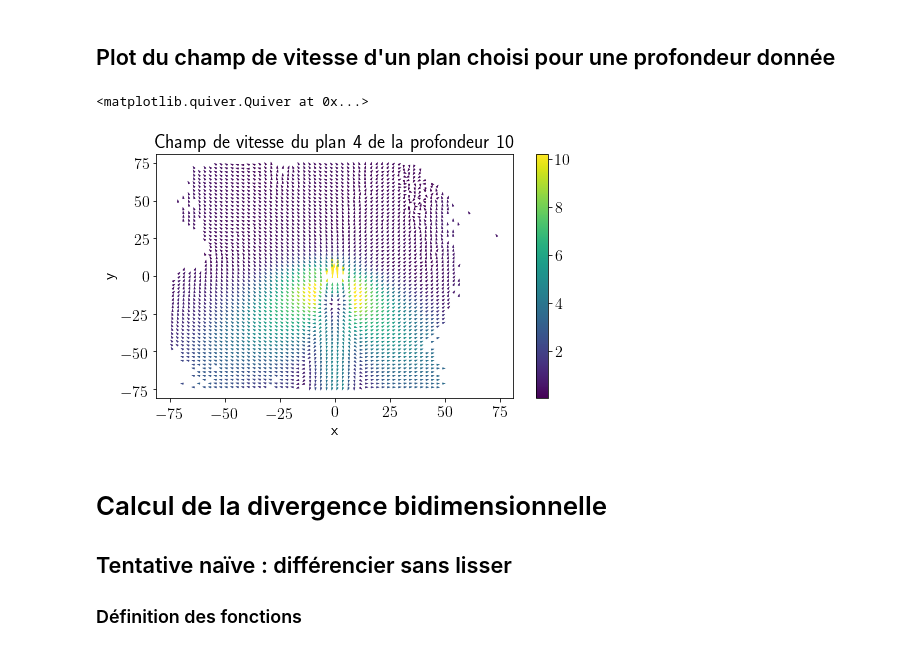
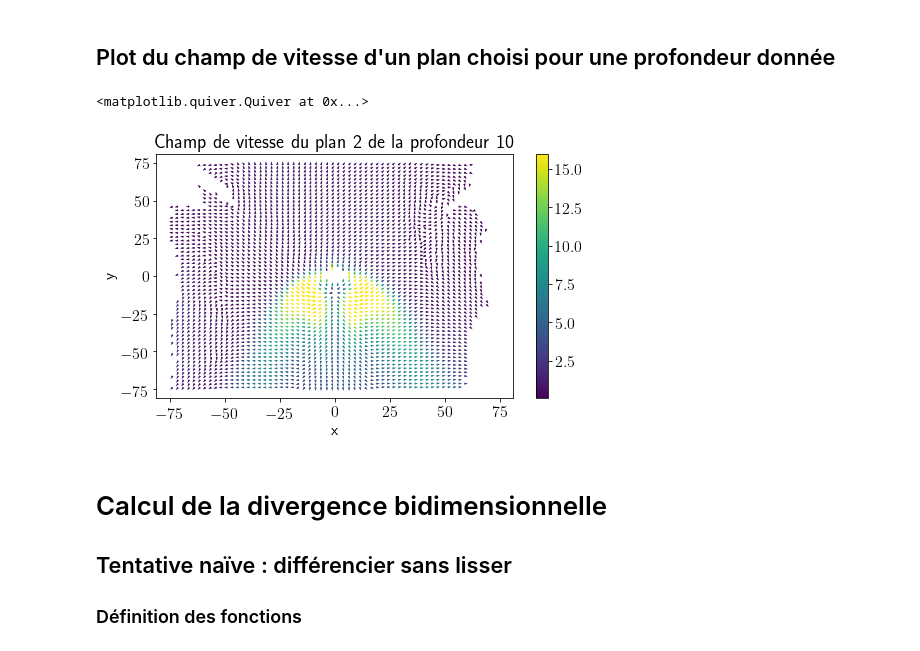
Before and after one commit to Julielmnt/Stage_L3, a Jupyter notebook: Projet_divergence.ipynb, the cells around one changed output. Saved outputs shown, nothing was run; the diff lists cells and outputs as text; code cells hidden in the pictures.

```diff
--- a/Projet_divergence.ipynb
+++ b/Projet_divergence.ipynb
@@ -57,33 +57,34 @@ os.chdir(Path(DataFolder)) # se place dans le dossier où est rangée la manip
 manips=loadmat('PIVnagseul.mat') # Charge les données dans la variable manip
 
 prof=10 # Choisi sur quelle profondeur d'eau travailler (5, 10 ou 15 mm)
-plan=4
+plan=2
 
 u,v,x,y=donnees(prof, plan, manips)
 # %% [markdown]
 ## Plot du champ de vitesse d'un plan choisi pour une profondeur donnée
 # %%
-#Tracé du champ de vitesse pour la profondeur et le plan choisi
+%matplotlib notebook
+"Tracé du champ de vitesse pour la profondeur et le plan choisi"
 
-## Pour mieux les représenter, je bidouille la colormap
+## Pour mieux les représenter, Clément bidouille la colormap
 velocity=np.sqrt(u**2+v**2)
 velmax=np.mean(velocity)+3*np.std(velocity)#norme maximale représentée sur la colormap borne sup arbitraire
 colors = velocity
 colors[velocity>velmax]=velmax
 colormap=cm.viridis#colormap
 norm = Normalize()
 norm.autoscale(colors)
 
 ##plot
 plt.subplots() #pour pas que le plot soit remplacé à chaque fois
 cb=plt.colorbar(plt.quiver(x,y,u/velocity,v/velocity,colors)) #pour la barre de couleur
 plt.title("Champ de vitesse du plan {} de la profondeur {}".format(plan,prof))
 plt.xlabel("x")
 plt.ylabel("y")
 plt.quiver(x,y,u/velocity,v/velocity,colors)#quiver pour plotter des champs de vecteurs
 # %% [output]
 <matplotlib.quiver.Quiver at 0x...>
-[figure, old version]
+[figure, new version]
 # %% [markdown]
 # Calcul de la divergence bidimensionnelle
 
```
Also changed, not shown: parts of 11 cells of this notebook.
